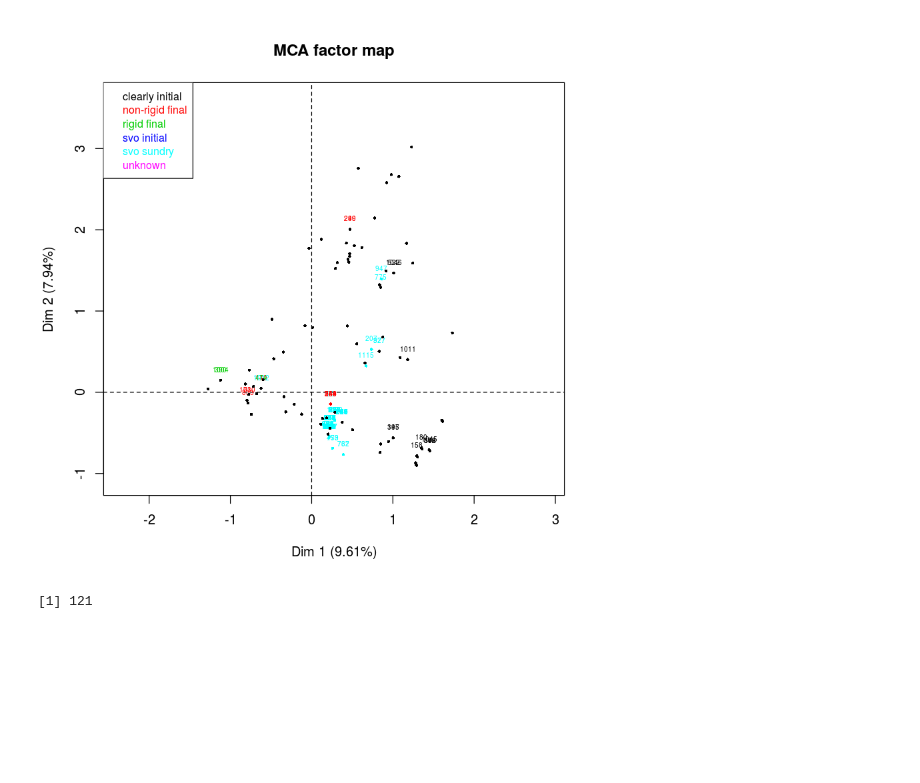
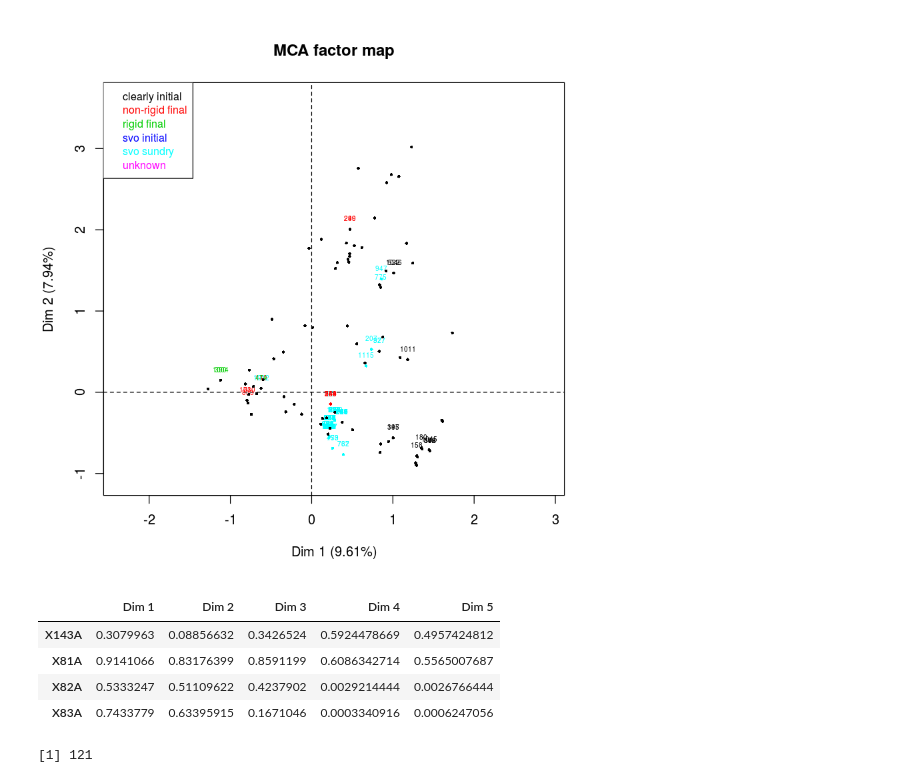
Before and after one commit to ilay32/wals-project, a Jupyter notebook: more-headclass-languages.ipynb, the cells around one changed output. Saved outputs shown, nothing was run; the diff lists cells and outputs as text; code cells hidden in the pictures; blank space fills up the shorter version.

```diff
--- a/more-headclass-languages.ipynb
+++ b/more-headclass-languages.ipynb
@@ -52,6 +52,14 @@ knownids = unique(unlist(c(class1,class2,class3,class4,class5)))
 plot(mca1,choix="ind",habillage="headclass",select=knownids,invisible=c("var","quali.sup"),unselect="1",cex=0.5)
 # %% [output]
 [figure]
+# %%
+mca1$var$eta
+# %% [output]
+|  | Dim 1 | Dim 2 | Dim 3 | Dim 4 | Dim 5 |
+| X143A | 0.3079963 | 0.08856632 | 0.3426524 | 0.5924478669 | 0.4957424812 |
+| X81A | 0.9141066 | 0.83176399 | 0.8591199 | 0.6086342714 | 0.5565007687 |
+| X82A | 0.5333247 | 0.51109622 | 0.4237902 | 0.0029214444 | 0.0026766444 |
+| X83A | 0.7433779 | 0.63395915 | 0.1671046 | 0.0003340916 | 0.0006247056 |
 # %%
 length(knownids)
 # %% [output]
```
Also changed, not shown: 6 other files.
